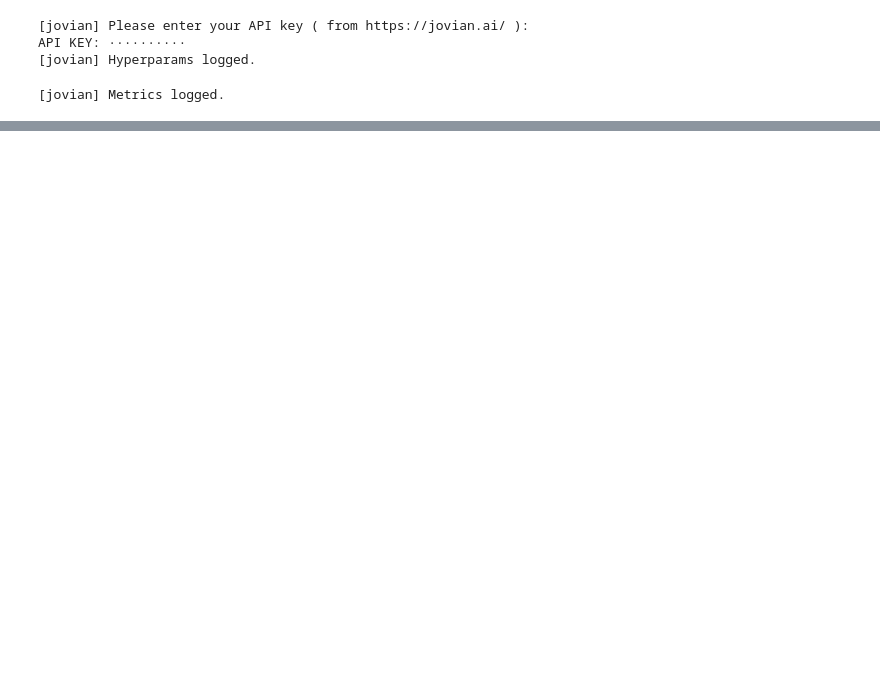
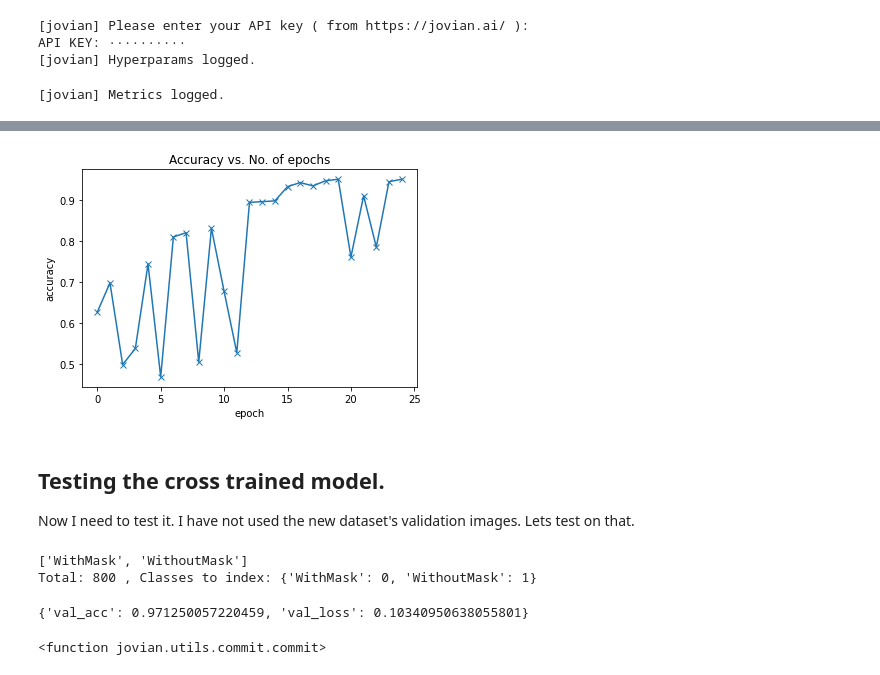
Before and after one commit to VishwanthReddy99/The-Face-Mask-Detection-using-convolutional-neural-networks.-, a Jupyter notebook: FaceMaskDetection.ipynb, the cells around one changed output, grey strips where cells are left out. Saved outputs shown, nothing was run; the diff lists cells and outputs as text; code cells hidden in the pictures; blank space fills up the shorter version.

```diff
--- a/FaceMaskDetection.ipynb
+++ b/FaceMaskDetection.ipynb
@@ -457,0 +506,6 @@ jovian.log_metrics(val_loss=history[-1]['val_loss'],
+# %%
+data_dir = Path("./face-mask-12k-images-dataset/Face Mask Dataset/Train")
+labels = os.listdir(data_dir)
+labels
+# labels = ['with_mask', 'without_mask']
+# labels
@@ -457,0 +552,15 @@ jovian.log_metrics(val_loss=history[-1]['val_loss'],
+# %%
+# Set size of train_ds and val_ds
+val_pct = 0.2
+val_size = int(val_pct*len(dataset))
+train_size = len(dataset)-val_size
+print(train_size, val_size)
+
+# Split dataset
+train_ds, valid_ds = random_split(dataset,[train_size,val_size])
+
+batch_size = 200
+
+# PyTorch data loaders
+train_dl = DataLoader(train_ds, batch_size=batch_size, shuffle=True, num_workers=4, pin_memory=True)
+valid_dl = DataLoader(valid_ds, batch_size=batch_size*2, num_workers=4, pin_memory=True)
@@ -457,0 +592,6 @@ jovian.log_metrics(val_loss=history[-1]['val_loss'],
+# %%
+train_dl = DeviceDataLoader(train_dl, device)
+valid_dl = DeviceDataLoader(valid_dl, device)
+
+print(len(train_dl))
+print(len(valid_dl))
@@ -457,0 +601,14 @@ jovian.log_metrics(val_loss=history[-1]['val_loss'],
+# %%
+%%time
+
+epochs = 5
+max_lr = 0.007
+grad_clip = 0.3
+weight_decay = 1e-5
+opt_func = torch.optim.Adam
+
+
+history += fit_one_cycle(epochs, max_lr, model, train_dl, valid_dl,
+                             grad_clip=grad_clip,
+                             weight_decay=weight_decay,
+                             opt_func=opt_func)
@@ -457,0 +633,33 @@ jovian.log_metrics(val_loss=history[-1]['val_loss'],
+# %%
+plot_accuracies(history)
+# %% [output]
+[figure, added]
+# %% [markdown]
+## Testing the cross trained model.
+Now I need to test it. I have not used the new dataset's validation images. Lets test on that.
+# %%
+td = './face-mask-12k-images-dataset/Face Mask Dataset/Validation'
+print(os.listdir(td))
+
+test_data = ImageFolder(td, tt.Compose([
+    tt.Resize(64),
+    tt.RandomCrop(64),
+    tt.RandomHorizontalFlip(),
+    tt.ToTensor(),
+    tt.Normalize(*stats),
+    ]
+))
+
+print("Total:", len(test_data), ", Classes to index:", dataset.class_to_idx)
+
+test_loader = DeviceDataLoader(DataLoader(test_data, batch_size=batch_size*2), device)
+result = evaluate(model,test_loader)
+result
+# %% [output]
+['WithMask', 'WithoutMask']
+Total: 800 , Classes to index: {'WithMask': 0, 'WithoutMask': 1}
+{'val_acc': 0.971250057220459, 'val_loss': 0.10340950638055801}
+# %%
+jovian.commit
+# %% [output]
+<function jovian.utils.commit.commit>
```
Also changed, not shown: parts of 55 cells of this notebook.
